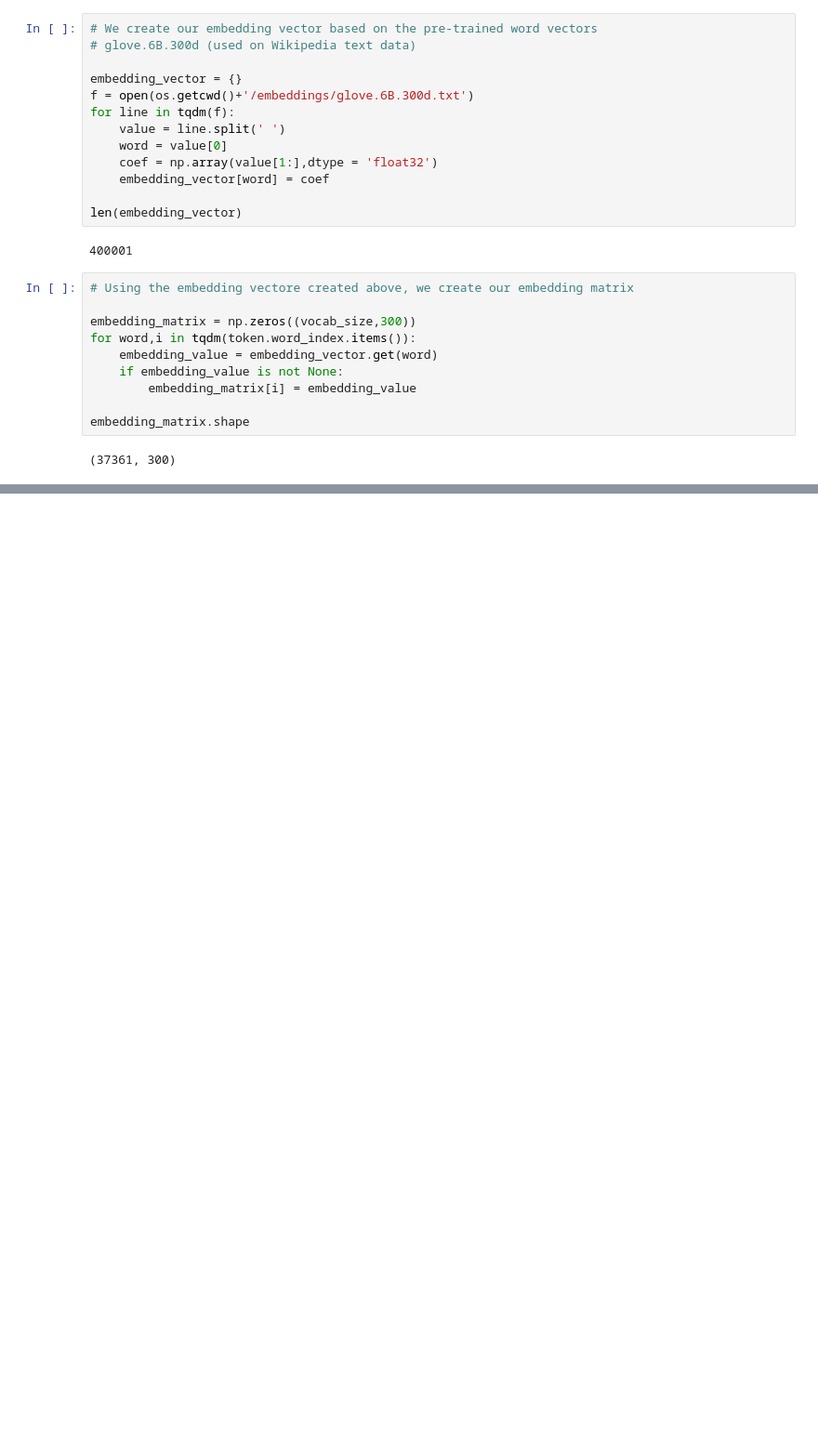
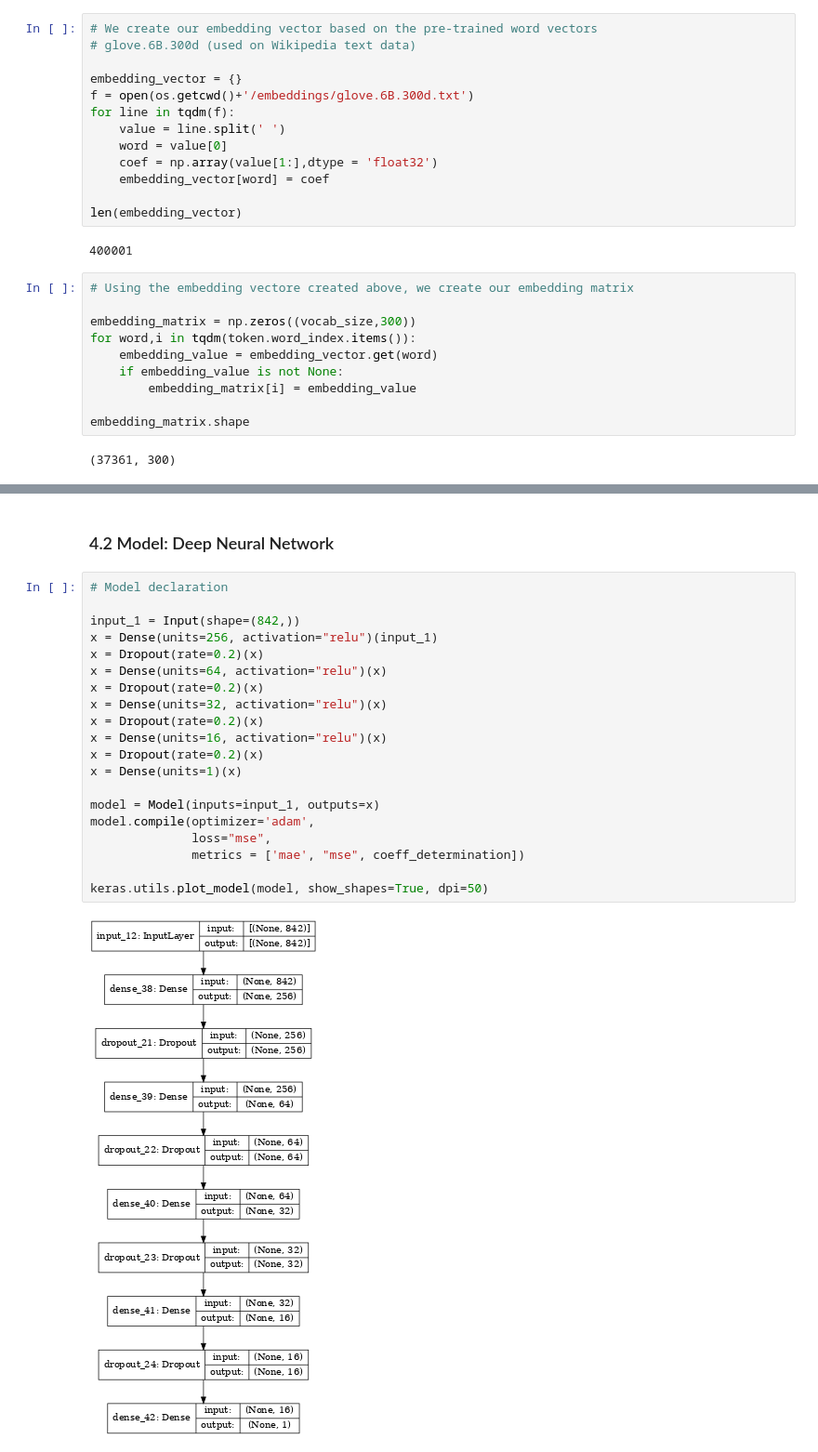
Before and after one commit to LMquentinLR/mimic_rehospitalization_prediction, a Jupyter notebook: AIQDSC28_evaluation_qlr.ipynb, the cells around one changed output, grey strips where cells are left out. Shown at 93% size. Drawn from its saved outputs; the diff is of its cells as text; blank space fills up the shorter version.

```diff
--- a/AIQDSC28_evaluation_qlr.ipynb
+++ b/AIQDSC28_evaluation_qlr.ipynb
@@ -921,0 +1089,24 @@ plt.plot(history.history['val_mse'])
+# %% [markdown]
+### 4.2 Model: Deep Neural Network
+# %%
+# Model declaration
+
+input_1 = Input(shape=(842,))
+x = Dense(units=256, activation="relu")(input_1)
+x = Dropout(rate=0.2)(x)
+x = Dense(units=64, activation="relu")(x)
+x = Dropout(rate=0.2)(x)
+x = Dense(units=32, activation="relu")(x)
+x = Dropout(rate=0.2)(x)
+x = Dense(units=16, activation="relu")(x)
+x = Dropout(rate=0.2)(x)
+x = Dense(units=1)(x)
+
+model = Model(inputs=input_1, outputs=x)
+model.compile(optimizer='adam',
+              loss="mse",
+              metrics = ['mae', "mse", coeff_determination])
+
+keras.utils.plot_model(model, show_shapes=True, dpi=50)
+# %% [output]
+[figure, added]
```
Also changed, not shown: parts of 103 cells of this notebook, 2 other files.
